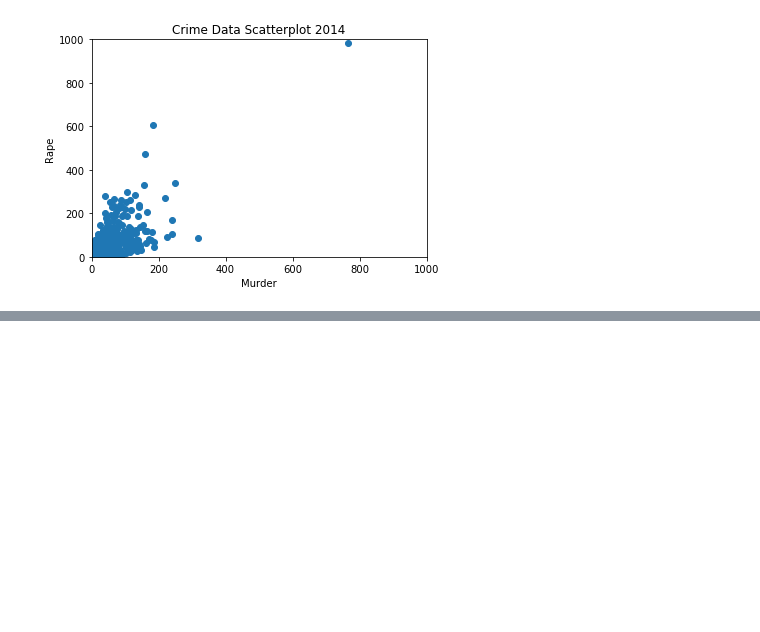
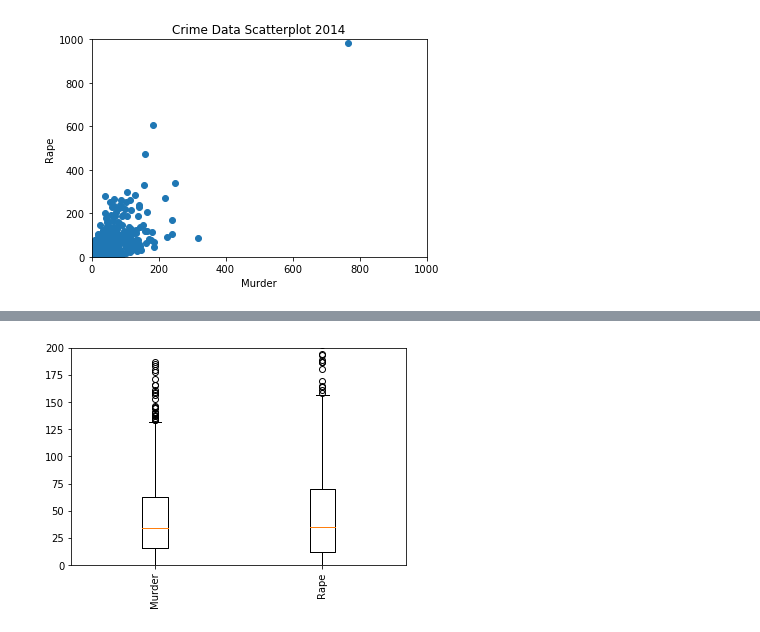
Before and after one commit to afcarl/Indian-Crime-Data, a Jupyter notebook: CrimeData.ipynb, the cells around one changed output, grey strips where cells are left out. Cells and saved outputs as stored; diff of their text form; code cells hidden in the pictures; blank space fills up the shorter version.

```diff
--- a/CrimeData.ipynb
+++ b/CrimeData.ipynb
@@ -194,0 +235,9 @@ plt.show()
+# %%
+num_cols = ['Murder', 'Rape']
+fig, ax = plt.subplots()
+ax.boxplot(data[num_cols].values)
+ax.set_xticklabels(num_cols, rotation=90)
+ax.set_ylim(0,200)
+plt.show()
+# %% [output]
+[figure, added]
```
Also changed, not shown: parts of 7 cells of this notebook.
